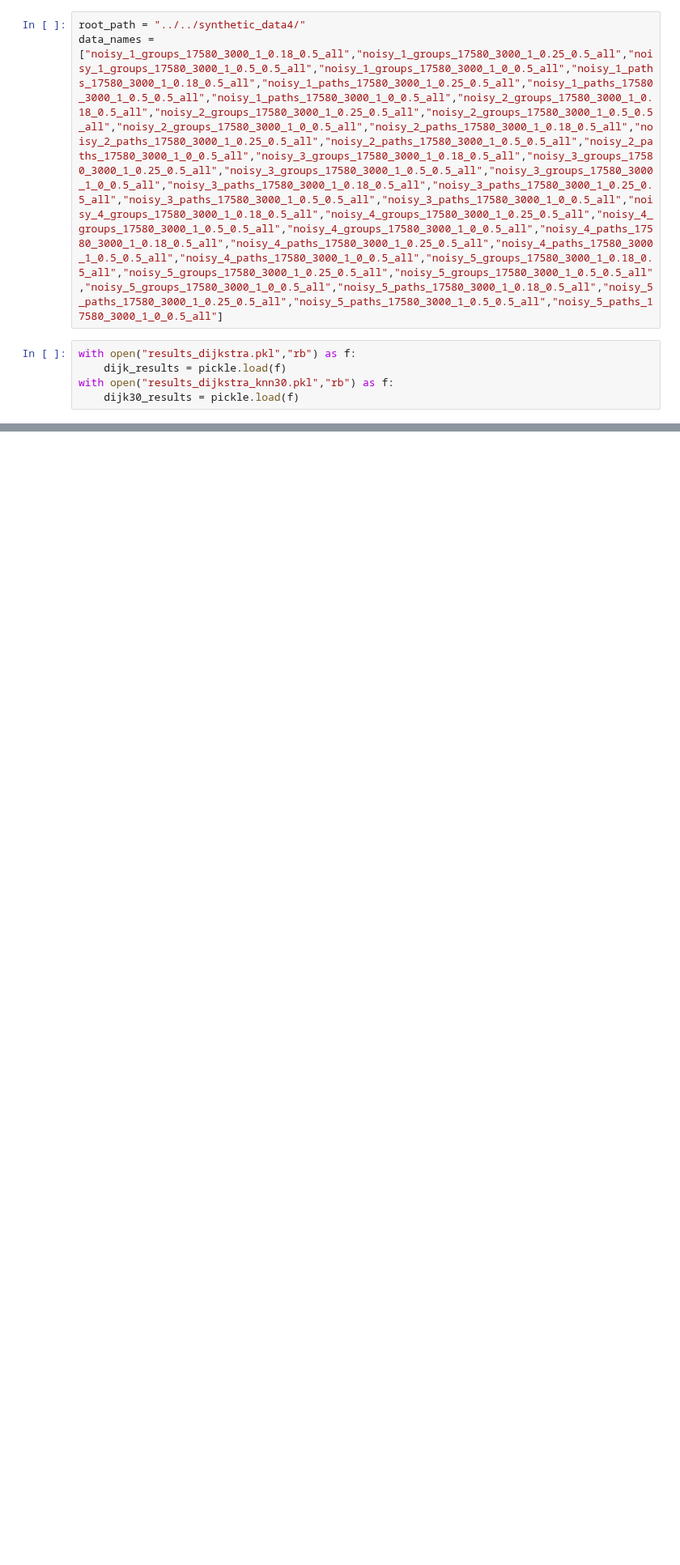
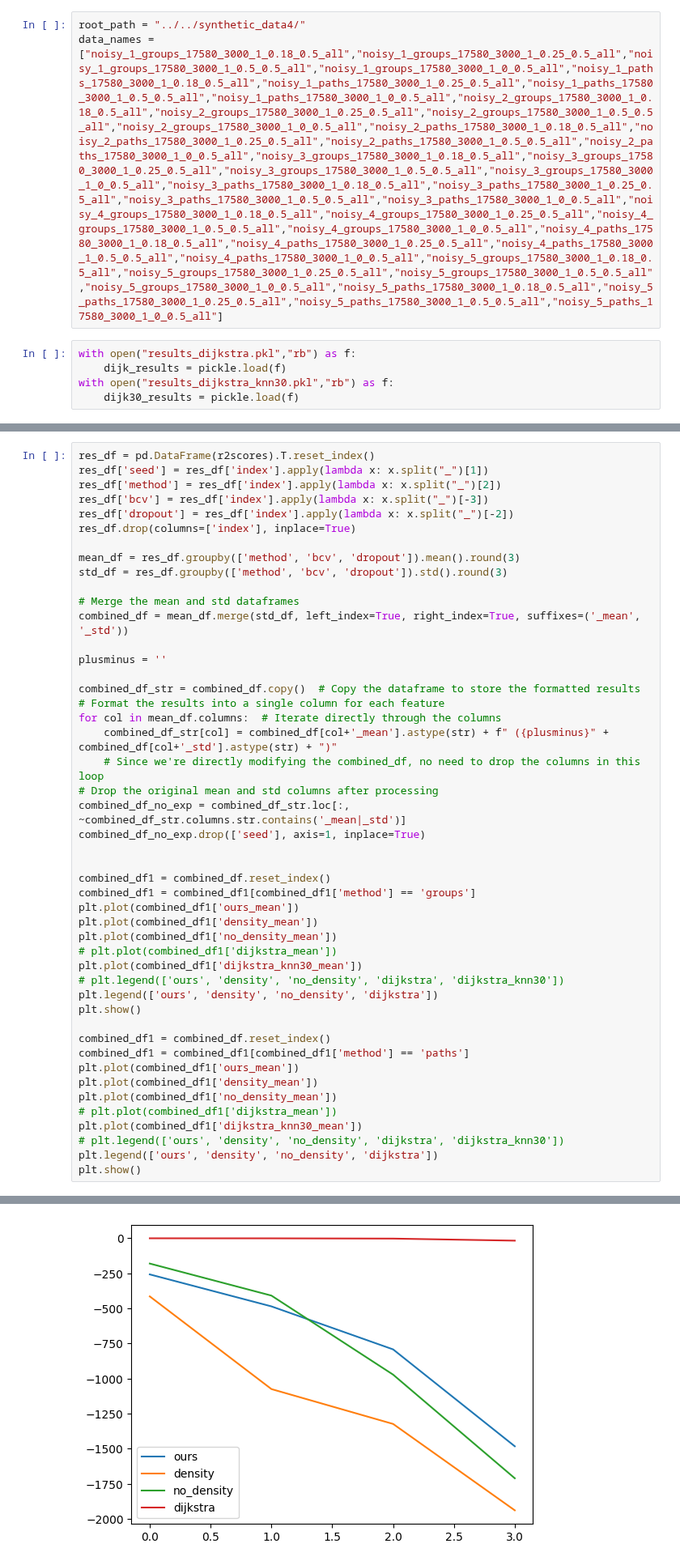
Before and after one commit to KrishnaswamyLab/GeometryAwareGenerativeAutoencoder, a Jupyter notebook: notebooks/geodesic_comparision/res_compare.ipynb, the cells around one changed output, grey strips where cells are left out. Shown at 81% size. Drawn from its saved outputs; the diff is of its cells as text; blank space fills up the shorter version.

```diff
--- a/notebooks/geodesic_comparision/res_compare.ipynb
+++ b/notebooks/geodesic_comparision/res_compare.ipynb
@@ -190,0 +233,48 @@ See the caveats in the documentation: https://pandas.pydata.org/pandas-docs/stab
+# %%
+res_df = pd.DataFrame(r2scores).T.reset_index()
+res_df['seed'] = res_df['index'].apply(lambda x: x.split("_")[1])
+res_df['method'] = res_df['index'].apply(lambda x: x.split("_")[2])
+res_df['bcv'] = res_df['index'].apply(lambda x: x.split("_")[-3])
+res_df['dropout'] = res_df['index'].apply(lambda x: x.split("_")[-2])
+res_df.drop(columns=['index'], inplace=True)
+
+mean_df = res_df.groupby(['method', 'bcv', 'dropout']).mean().round(3)
+std_df = res_df.groupby(['method', 'bcv', 'dropout']).std().round(3)
+
+# Merge the mean and std dataframes
+combined_df = mean_df.merge(std_df, left_index=True, right_index=True, suffixes=('_mean', '_std'))
+
+plusminus = ''
+
+combined_df_str = combined_df.copy()  # Copy the dataframe to store the formatted results
+# Format the results into a single column for each feature
+for col in mean_df.columns:  # Iterate directly through the columns
+    combined_df_str[col] = combined_df[col+'_mean'].astype(str) + f" ({plusminus}" + combined_df[col+'_std'].astype(str) + ")"
+    # Since we're directly modifying the combined_df, no need to drop the columns in this loop
+# Drop the original mean and std columns after processing
+combined_df_no_exp = combined_df_str.loc[:, ~combined_df_str.columns.str.contains('_mean|_std')]
+combined_df_no_exp.drop(['seed'], axis=1, inplace=True)
+
+
+combined_df1 = combined_df.reset_index()
+combined_df1 = combined_df1[combined_df1['method'] == 'groups']
+plt.plot(combined_df1['ours_mean'])
+plt.plot(combined_df1['density_mean'])
+plt.plot(combined_df1['no_density_mean'])
+# plt.plot(combined_df1['dijkstra_mean'])
+plt.plot(combined_df1['dijkstra_knn30_mean'])
+# plt.legend(['ours', 'density', 'no_density', 'dijkstra', 'dijkstra_knn30'])
+plt.legend(['ours', 'density', 'no_density', 'dijkstra'])
+plt.show()
+
+combined_df1 = combined_df.reset_index()
+combined_df1 = combined_df1[combined_df1['method'] == 'paths']
+plt.plot(combined_df1['ours_mean'])
+plt.plot(combined_df1['density_mean'])
+plt.plot(combined_df1['no_density_mean'])
+# plt.plot(combined_df1['dijkstra_mean'])
+plt.plot(combined_df1['dijkstra_knn30_mean'])
+# plt.legend(['ours', 'density', 'no_density', 'dijkstra', 'dijkstra_knn30'])
+plt.legend(['ours', 'density', 'no_density', 'dijkstra'])
+plt.show()
+# %% [output]
@@ -190,0 +285 @@ See the caveats in the documentation: https://pandas.pydata.org/pandas-docs/stab
+[figure, added]
```
Also changed, not shown: parts of 7 cells of this notebook, 43 other files.
